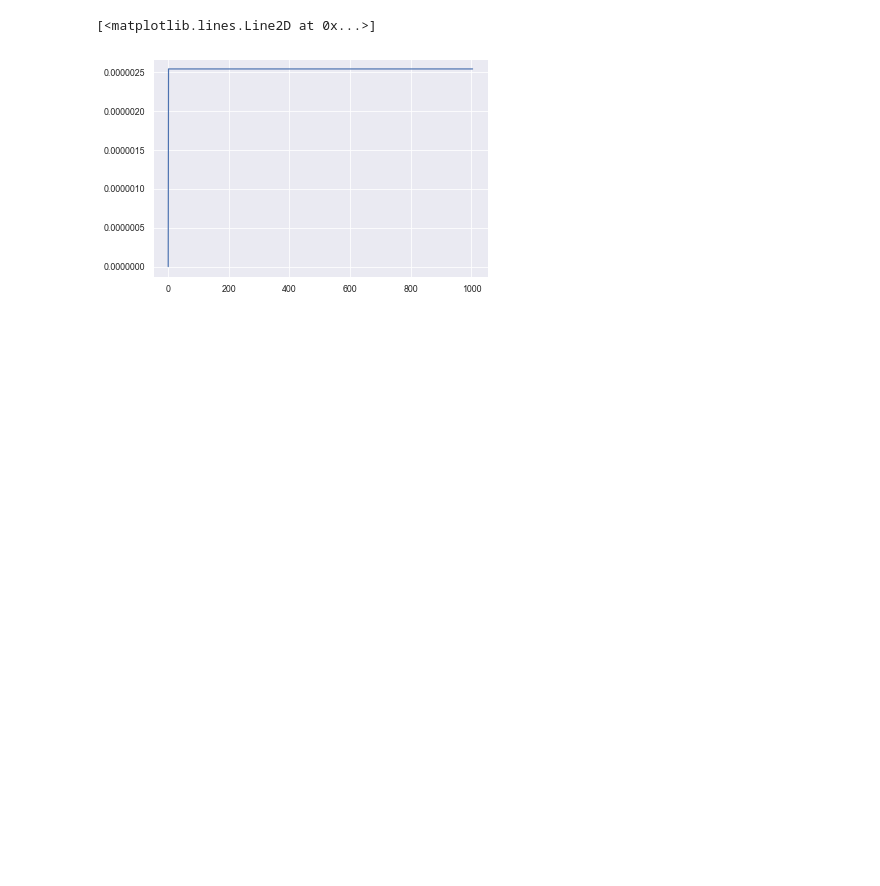
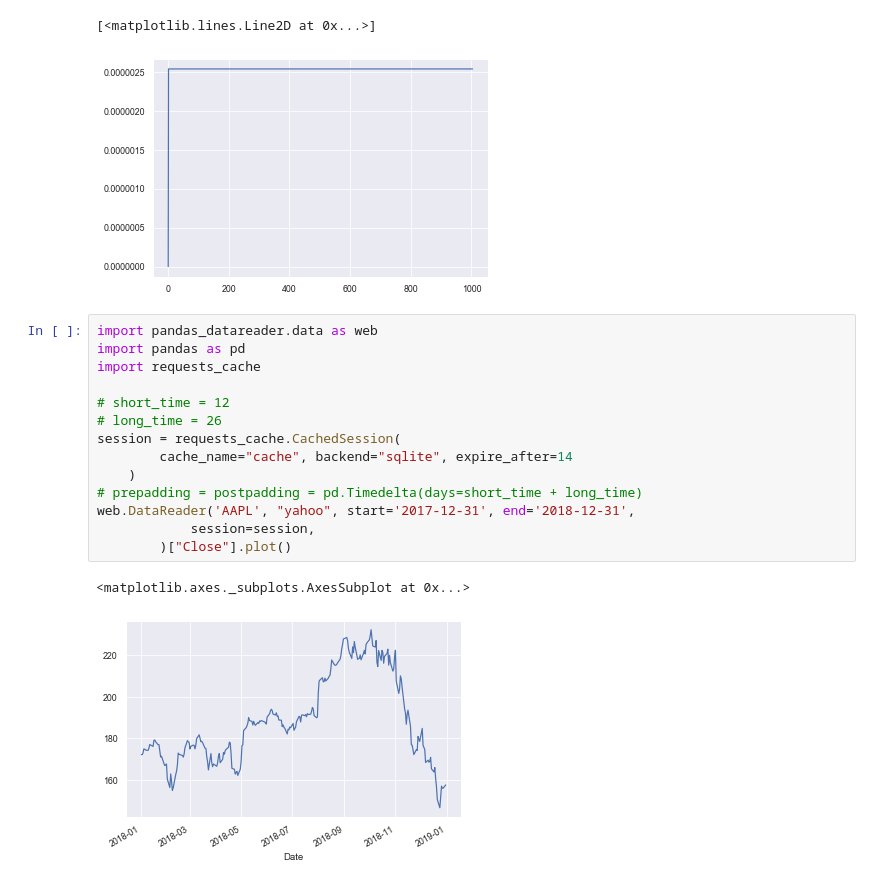
Before and after one commit to AaruranLog/rl-trading, a Jupyter notebook: data-study.ipynb, the cells around one changed output. Drawn from its saved outputs; the diff is of its cells as text; blank space fills up the shorter version.

```diff
--- a/data-study.ipynb
+++ b/data-study.ipynb
@@ -245,3 +245,20 @@ plt.plot(env.cumulative_costs)
 # %% [output]
 [<matplotlib.lines.Line2D at 0x...>]
 [figure]
+# %%
+import pandas_datareader.data as web
+import pandas as pd
+import requests_cache
+
+# short_time = 12
+# long_time = 26
+session = requests_cache.CachedSession(
+        cache_name="cache", backend="sqlite", expire_after=14
+    )
+# prepadding = postpadding = pd.Timedelta(days=short_time + long_time)
+web.DataReader('AAPL', "yahoo", start='2017-12-31', end='2018-12-31',
+            session=session,
+        )["Close"].plot()
+# %% [output]
+<matplotlib.axes._subplots.AxesSubplot at 0x...>
+[figure, added]
```
Also changed, not shown: 5 other files.
